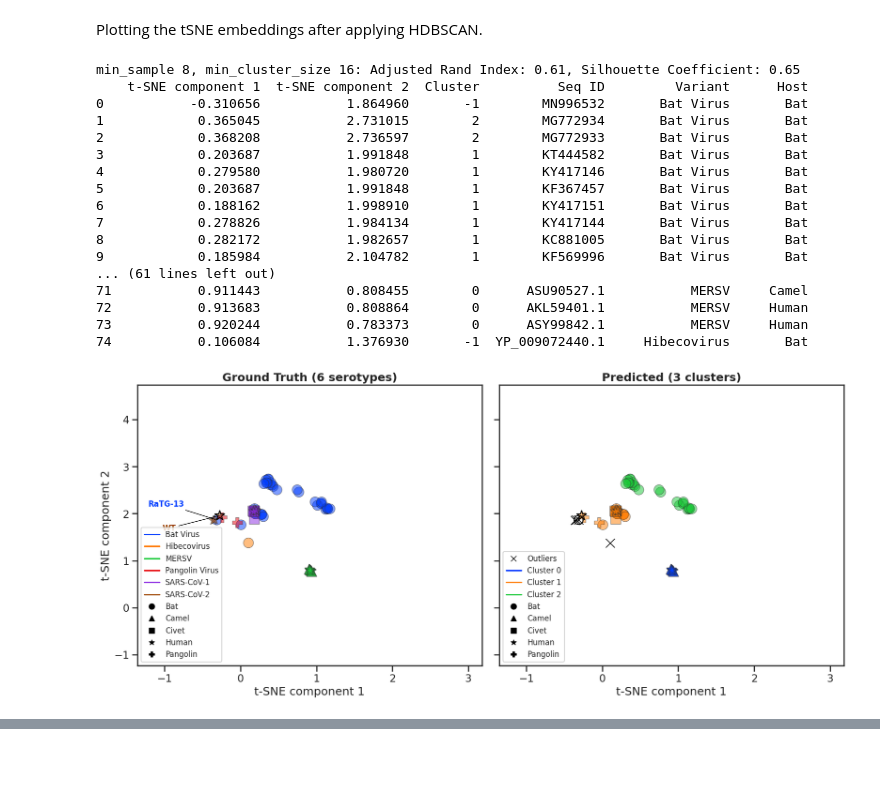
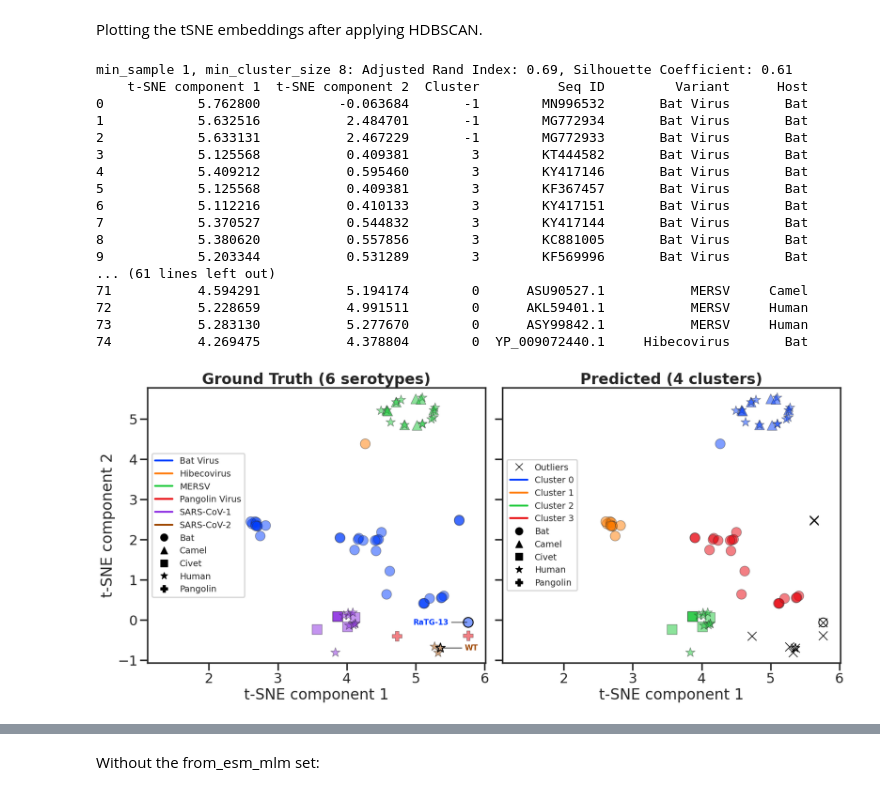
Before and after one commit to lanl/prime, a Jupyter notebook: notebooks/clustering/hdbscan_clustering-betacov.ipynb, the cells around one changed output, grey strips where cells are left out. Drawn from its saved outputs; the diff is of its cells as text; code cells hidden in the pictures; blank space fills up the shorter version.

Commit message:
Add clustering for betacov

```diff
--- a/notebooks/clustering/hdbscan_clustering-betacov.ipynb
+++ b/notebooks/clustering/hdbscan_clustering-betacov.ipynb
@@ -172,7 +209,7 @@ import seaborn as sns
 import matplotlib.pyplot as plt
 from sklearn.manifold import TSNE
 
-def plot_tsne_grid(info_df, embedding_matrix, variant_column, color_map='tab20', perplexities=[5, 10, 15, 20, 25, 30, 50, 60, 65]):
+def plot_tsne_grid(info_df, embedding_matrix, variant_column, color_map='tab20', perplexities=[5, 10, 15, 30, 40, 42, 50, 55, 60]):
     n_rows = 3
     n_cols = 3
     fig, axes = plt.subplots(n_rows, n_cols, figsize=(18, 15))
@@ -209,7 +246,7 @@ def plot_tsne_grid(info_df, embedding_matrix, variant_column, color_map='tab20',
 
 # Load in the data
 data_dir = "../../data/betacov"
-parquet_file = os.path.join(data_dir, f"betacoronavirus_seq_CLS-embedded.parquet")
+parquet_file = os.path.join(data_dir, f"betacoronavirus_seq_from-esm-mlm_CLS-embedded.parquet")
 embedded_df = pd.read_parquet(parquet_file, engine='fastparquet')
 embedding_matrix = np.vstack(embedded_df["embedding"])
 info_df = embedded_df.drop(columns=["embedding"])
@@ -221,10 +258,10 @@ plot_tsne_grid(info_df, embedding_matrix, variant_column='variant')
 # %%
 # Save the embedding based off best perplexity
-perplexity = 65
+perplexity = 42
 tsne_reducer = TSNE(n_components=2, perplexity=perplexity, learning_rate='auto', random_state=0)
 embedding_matrix_reduced = tsne_reducer.fit_transform(embedding_matrix)
 
 embeddings_df = pd.DataFrame(embedding_matrix_reduced, columns=['DIM_1', 'DIM_2']).reset_index(drop=True)
 tsne_df = pd.concat([info_df, embeddings_df], axis=1)
-save_as = os.path.join(data_dir, f"betacoronavirus_seq_CLS-embedded.tsne.parquet")
+save_as = os.path.join(data_dir, f"betacoronavirus_seq_from-esm-mlm_CLS-embedded.tsne.parquet")
 tsne_df.to_parquet(save_as, engine='fastparquet')
@@ -232,7 +272,7 @@ tsne_df.to_parquet(save_as, engine='fastparquet')
 Load the tsne embeddings.
 # %%
 # Load the embedding
-parquet_file = os.path.join(data_dir, f"betacoronavirus_seq_CLS-embedded.tsne.parquet")
+parquet_file = os.path.join(data_dir, f"betacoronavirus_seq_from-esm-mlm_CLS-embedded.tsne.parquet")
 embedded_df = pd.read_parquet(parquet_file, engine='fastparquet')
 embedding_matrix_reduced = embedded_df[['DIM_1', 'DIM_2']].values
 info_df = embedded_df.drop(columns=['DIM_1', 'DIM_2'])
@@ -364,7 +404,7 @@ def plot_groundtruth_prediction_1x2(embedding_matrix, info_df, hdb_labels, annot
     cluster_color_dict[-1] = 'black'  # Set outliers to x
 
     sns.set_style('ticks')
-    sns.set_context("talk")
+    sns.set_context("poster")
     fig, axs = plt.subplots(1, 2, figsize=(20, 8), sharey=True)
     fig.subplots_adjust(wspace=0.05)  # Reduce the horizontal space between subplots
 
@@ -383,7 +423,7 @@ def plot_groundtruth_prediction_1x2(embedding_matrix, info_df, hdb_labels, annot
     # Outline points in black
     annotate_df = plot_df[plot_df['Seq ID'].isin(annotation_labels)]
     sns.scatterplot(
-        data=annotate_df[annotate_df['Cluster'] != -1],
+        data=annotate_df,
         x='t-SNE component 1', y='t-SNE component 2',
         style='Host', markers=host_marker_dict,
         s=marker_size, edgecolor='black', facecolor='none', linewidth=1.5,
@@ -407,8 +447,8 @@ def plot_groundtruth_prediction_1x2(embedding_matrix, info_df, hdb_labels, annot
             )
 
     axs[0].set_title(f"Ground Truth ({len(unique_variants)} serotypes)", ha='center', fontweight='bold')
-    axs[0].set_xlim((plot_df['t-SNE component 1'].min()-x_min_width_buffer, plot_df['t-SNE component 1'].max()+2))
-    axs[0].set_ylim(plot_df['t-SNE component 2'].min()-2, plot_df['t-SNE component 2'].max()+2),
+    axs[0].set_xlim((plot_df['t-SNE component 1'].min()-x_min_width_buffer, plot_df['t-SNE component 1'].max()+0.25))
+    axs[0].set_ylim(plot_df['t-SNE component 2'].min()-0.25, plot_df['t-SNE component 2'].max()+0.25),
 
     # Legend
     host_handles = [
@@ -420,7 +460,7 @@ def plot_groundtruth_prediction_1x2(embedding_matrix, info_df, hdb_labels, annot
         for variant in unique_variants
     ]
     axs[0].legend(handles=variant_handles+host_handles)
-    sns.move_legend(axs[0], "lower left", fontsize=12)
+    sns.move_legend(axs[0], "center left", fontsize=14)
 
     # #####################################################
 
@@ -462,8 +502,7 @@ def plot_groundtruth_prediction_1x2(embedding_matrix, info_df, hdb_labels, annot
     )
 
     axs[1].set_title(f"Predicted ({len(unique_clusters[unique_clusters != -1])} clusters)", ha='center', fontweight='bold')
-    axs[1].set_xlim((plot_df['t-SNE component 1'].min()-x_min_width_buffer, plot_df['t-SNE component 1'].max()+2))
-    axs[1].set_ylim(plot_df['t-SNE component 2'].min()-2, plot_df['t-SNE component 2'].max()+2),
+    axs[1].set_xlim((plot_df['t-SNE component 1'].min()-x_min_width_buffer, plot_df['t-SNE component 1'].max()+0.25))
 
     # Legend
     host_handles = [
@@ -476,7 +515,7 @@ def plot_groundtruth_prediction_1x2(embedding_matrix, info_df, hdb_labels, annot
         for cluster in unique_clusters if cluster != -1
     ]
     axs[1].legend(handles=cluster_handles+host_handles)
-    sns.move_legend(axs[1], "lower left", fontsize=12)
+    sns.move_legend(axs[1], "center left", fontsize=14)
 
     #####################################################
 
@@ -484,52 +523,52 @@ def plot_groundtruth_prediction_1x2(embedding_matrix, info_df, hdb_labels, annot
     plt.savefig(f"{save_as}.png", format="png", dpi=300, bbox_inches='tight')
     plt.show()
 
-min_samples=8
-min_cluster_size=16
+min_samples=1
+min_cluster_size=8
 
 # Cluster
 hdb_labels = hdbscan.HDBSCAN(
     min_samples=min_samples,
     min_cluster_size=min_cluster_size,
     core_dist_n_jobs=-1  # Enable parallel processing
 ).fit(embedding_matrix_reduced).labels_
 
 # Evaluate clustering
 silhouette_avg = silhouette_score(embedding_matrix_reduced, hdb_labels)
 ari = adjusted_rand_score(info_df["variant"], hdb_labels)
 print(f"min_sample {min_samples}, min_cluster_size {min_cluster_size}: Adjusted Rand Index: {ari:.2f}, Silhouette Coefficient: {silhouette_avg:.2f}")
-save_as = f"BETACOV.tSNE-perp{perplexity}.HDBSCAN-ms{min_samples}_mcs{min_cluster_size}-ari{ari:.2f}_sc{silhouette_avg:.2f}"
+save_as = f"BETACOV.from-esm-mlm.tSNE-perp{perplexity}.HDBSCAN-ms{min_samples}_mcs{min_cluster_size}-ari{ari:.2f}_sc{silhouette_avg:.2f}"
 
 # Call the function
 annotation_labels = {
-    'MN908947': (-80, -20),
-    'MN996532': (-80, 25),
+    'MN908947': (50, 0),
+    'MN996532': (-60, 0),
 }
-plot_groundtruth_prediction_1x2(embedding_matrix_reduced, info_df, hdb_labels, annotation_labels, save_as, x_min_width_buffer=1, colormap="bright")
+plot_groundtruth_prediction_1x2(embedding_matrix_reduced, info_df, hdb_labels, annotation_labels, save_as, x_min_width_buffer=1.5, colormap="bright")
 
 # Create the truth table
 truth_table_percent = pd.crosstab(info_df["variant"], hdb_labels,
                                 rownames=['Ground Truth'],
                                 colnames=['Predicted Clusters'],
                                 normalize='index')  # Normalize along the index (rows)
 truth_table_percent = (truth_table_percent * 100).round(2)
 truth_table_percent
 # %% [output]
-min_sample 8, min_cluster_size 16: Adjusted Rand Index: 0.61, Silhouette Coefficient: 0.65
+min_sample 1, min_cluster_size 8: Adjusted Rand Index: 0.69, Silhouette Coefficient: 0.61
     t-SNE component 1  t-SNE component 2  Cluster          Seq ID         Variant      Host
-0           -0.310656           1.864960       -1        MN996532       Bat Virus       Bat
-1            0.365045           2.731015        2        MG772934       Bat Virus       Bat
-2            0.368208           2.736597        2        MG772933       Bat Virus       Bat
-3            0.203687           1.991848        1        KT444582       Bat Virus       Bat
-4            0.279580           1.980720        1        KY417146       Bat Virus       Bat
-5            0.203687           1.991848        1        KF367457       Bat Virus       Bat
-6            0.188162           1.998910        1        KY417151       Bat Virus       Bat
-7            0.278826           1.984134        1        KY417144       Bat Virus       Bat
-8            0.282172           1.982657        1        KC881005       Bat Virus       Bat
-9            0.185984           2.104782        1        KF569996       Bat Virus       Bat
+0            5.762800          -0.063684       -1        MN996532       Bat Virus       Bat
+1            5.632516           2.484701       -1        MG772934       Bat Virus       Bat
+2            5.633131           2.467229       -1        MG772933       Bat Virus       Bat
+3            5.125568           0.409381        3        KT444582       Bat Virus       Bat
+4            5.409212           0.595460        3        KY417146       Bat Virus       Bat
+5            5.125568           0.409381        3        KF367457       Bat Virus       Bat
+6            5.112216           0.410133        3        KY417151       Bat Virus       Bat
+7            5.370527           0.544832        3        KY417144       Bat Virus       Bat
+8            5.380620           0.557856        3        KC881005       Bat Virus       Bat
+9            5.203344           0.531289        3        KF569996       Bat Virus       Bat
 ... (61 lines left out)
-71           0.911443           0.808455        0      ASU90527.1           MERSV     Camel
-72           0.913683           0.808864        0      AKL59401.1           MERSV     Human
-73           0.920244           0.783373        0      ASY99842.1           MERSV     Human
-74           0.106084           1.376930       -1  YP_009072440.1     Hibecovirus       Bat
+71           4.594291           5.194174        0      ASU90527.1           MERSV     Camel
+72           5.228659           4.991511        0      AKL59401.1           MERSV     Human
+73           5.283130           5.277670        0      ASY99842.1           MERSV     Human
+74           4.269475           4.378804        0  YP_009072440.1     Hibecovirus       Bat
-[figure, old version]
+[figure, new version]
@@ -543,0 +583,2 @@ min_sample 8, min_cluster_size 16: Adjusted Rand Index: 0.61, Silhouette Coeffic
+# %% [markdown]
+Without the from_esm_mlm set:
```
Also changed, not shown: parts of 11 cells of this notebook, 13 other files.
